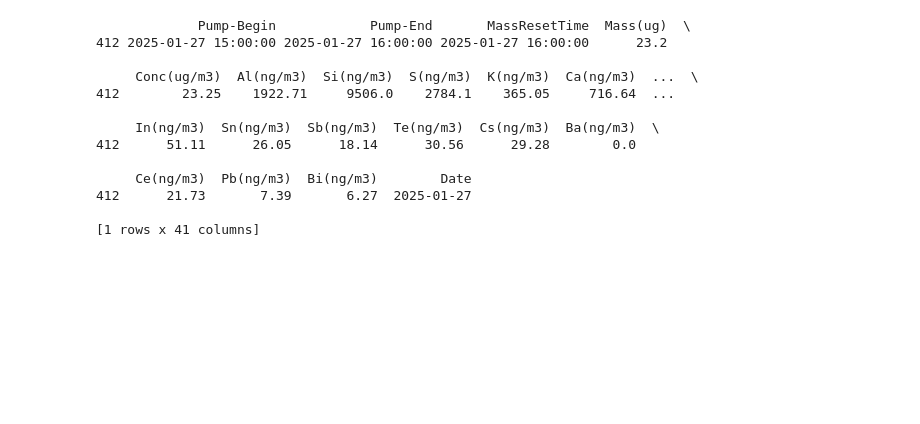
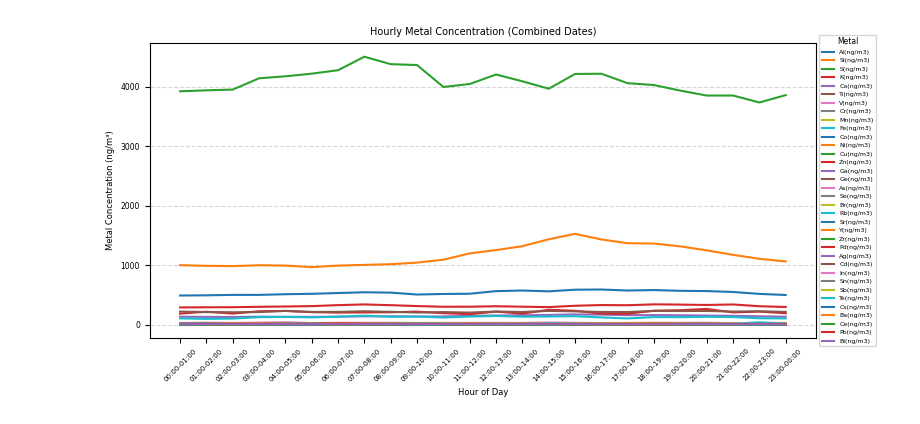
Before and after one commit to hyen0322/Data, a Jupyter notebook: Hourly Metal Concentration.ipynb, the cells around one changed output. Cells and saved outputs as stored; diff of their text form; code cells hidden in the pictures; blank space fills up the shorter version.

```diff
--- a/Hourly Metal Concentration.ipynb
+++ b/Hourly Metal Concentration.ipynb
@@ -49,4 +26,0 @@ df.head()
-# %%
-df = df.drop(columns=['Number-of-Split', 'Analysis-Id', 'Alarms', 'ElemError', 'BP_Mass(ugC)', 'BP_Conc(ugC/m3)'])
-
-print(df.head())
@@ -71,21 +27,44 @@ print(df.head())
-# %%
-import numpy as np
-
-numeric_cols = df.select_dtypes(include=np.number).columns
-df_cleaned = df[(df[numeric_cols] >= 0).all(axis=1)]
-
-print(df_cleaned.head())
-# %% [output]
-             Pump-Begin            Pump-End       MassResetTime  Mass(ug)  \
-412 2025-01-27 15:00:00 2025-01-27 16:00:00 2025-01-27 16:00:00      23.2
-
-     Conc(ug/m3)  Al(ng/m3)  Si(ng/m3)  S(ng/m3)  K(ng/m3)  Ca(ng/m3)  ...  \
-412        23.25    1922.71     9506.0    2784.1    365.05     716.64  ...
-
-     In(ng/m3)  Sn(ng/m3)  Sb(ng/m3)  Te(ng/m3)  Cs(ng/m3)  Ba(ng/m3)  \
-412      51.11      26.05      18.14      30.56      29.28        0.0
-
-     Ce(ng/m3)  Pb(ng/m3)  Bi(ng/m3)        Date
-412      21.73       7.39       6.27  2025-01-27
-
-[1 rows x 41 columns]
+# %%
+# 이상치 제거 (NaN, 음수, 0은 결측 처리)
+
+for col in metal_columns:
+    df[col] = df[col].apply(lambda x: x if pd.notna(x) and x > 0 else pd.NA)
+# %%
+# 시간별 평균 금속 농도 계산
+
+df_hourly_avg = df.groupby('Hour')[metal_columns].mean().reset_index()
+# %%
+import matplotlib.pyplot as plt
+
+#  선 그래프
+plt.figure(figsize=(8, 4))  # 전체 그래프 크기 설정
+
+# 각 금속별 선 그래프 생성
+for metal in metal_columns:
+    plt.plot(df_hourly_avg['Hour'], df_hourly_avg[metal], label=metal)
+
+# 그래프 기본 설정
+plt.title("Hourly Metal Concentration (Combined Dates)", fontsize=7)
+plt.xlabel("Hour of Day", fontsize=6)
+plt.ylabel("Metal Concentration (ng/m³)", fontsize=6)
+plt.xticks(ticks=range(0, 24),
+           labels=[f"{h:02d}:00-{(h+1)%24:02d}:00" for h in range(0, 24)],
+           rotation=45,
+           fontsize=5.0)
+plt.yticks(fontsize=5.5)
+plt.grid(axis='y', linestyle='--', alpha=0.5)
+
+# 범례 설정
+plt.legend(loc='center left',
+           bbox_to_anchor=(1, 0.5),
+           fontsize=4.5,
+           title='Metal',
+           title_fontsize=5.5)
+
+# 레이아웃 자동 조절
+plt.tight_layout()
+
+# 결과 출력
+plt.show()
+# %% [output]
+[figure, added]
```
Also changed, not shown: parts of 6 cells of this notebook.
